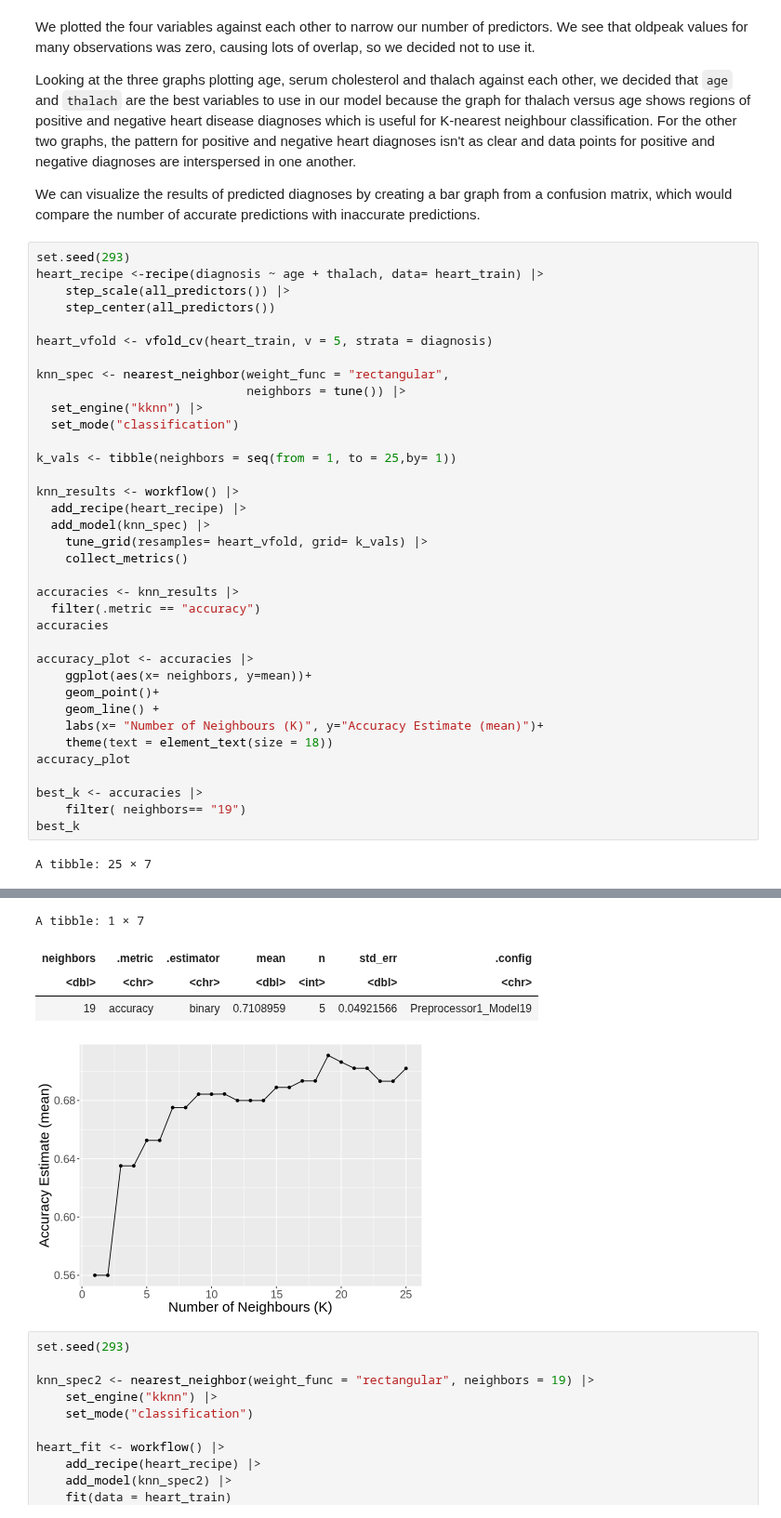
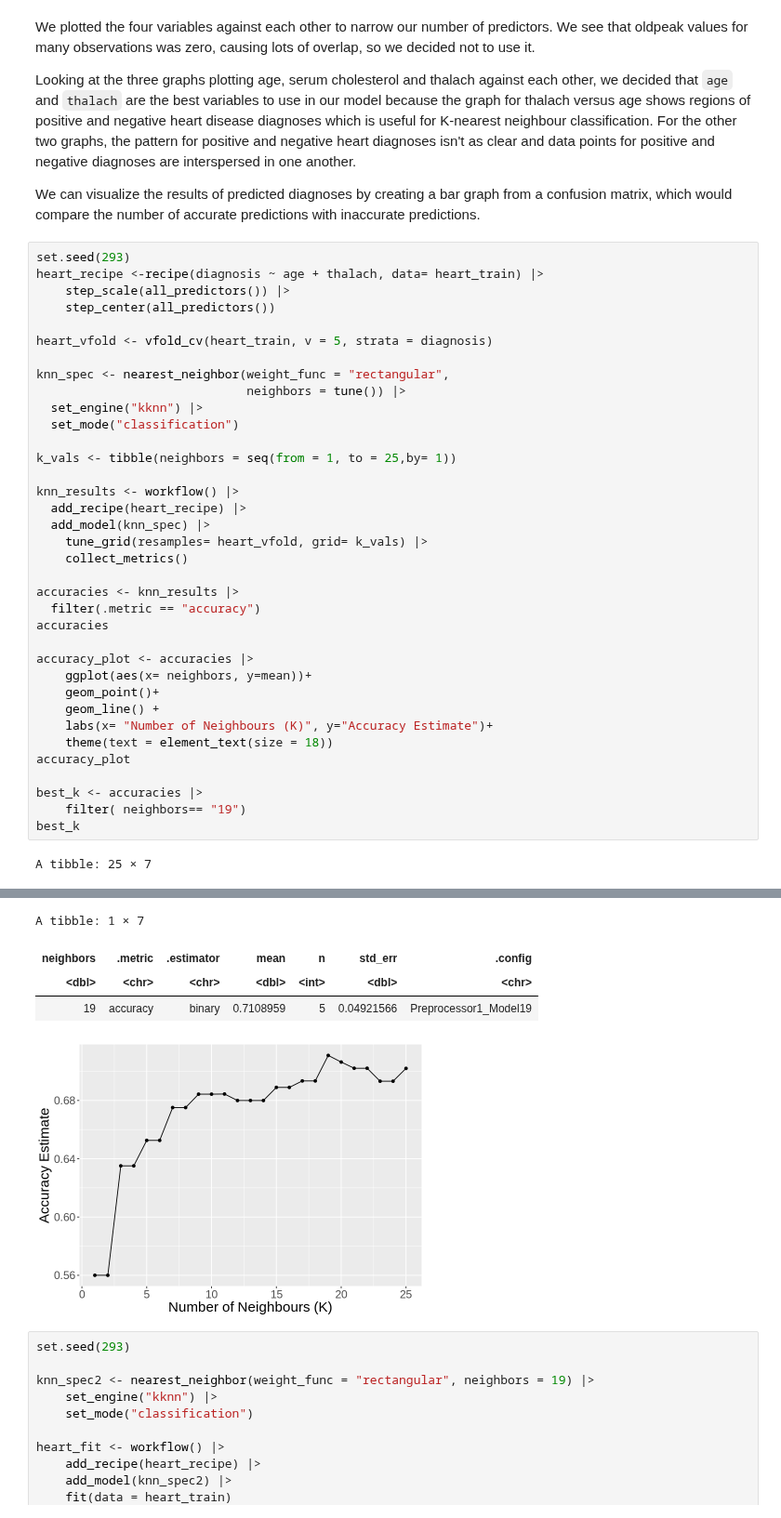
Before and after one commit to kaialami/dsci-007-group-45, a Jupyter notebook: Final-Project.ipynb, the cells around one changed output, grey strips where cells are left out. Shown at 93% size. Saved outputs shown, nothing was run; the diff lists cells and outputs as text.

Commit message:
graph axis title adjustment

```diff
--- a/Final-Project.ipynb
+++ b/Final-Project.ipynb
@@ -312,35 +312,35 @@ knn_results <- workflow() |>
 
 accuracies <- knn_results |>
   filter(.metric == "accuracy")
 accuracies
 
 accuracy_plot <- accuracies |>
     ggplot(aes(x= neighbors, y=mean))+
     geom_point()+
     geom_line() +
-    labs(x= "Number of Neighbours (K)", y="Accuracy Estimate (mean)")+
+    labs(x= "Number of Neighbours (K)", y="Accuracy Estimate")+
     theme(text = element_text(size = 18))
 accuracy_plot
 
 best_k <- accuracies |>
     filter( neighbors== "19")
 best_k
 # %% [output]
 A tibble: 25 × 7
 | neighbors | .metric | .estimator | mean | n | std_err | .config |
 | <dbl> | <chr> | <chr> | <dbl> | <int> | <dbl> | <chr> |
 | 1 | accuracy | binary | 0.5600220 | 5 | 0.02526279 | Preprocessor1_Model01 |
 | 2 | accuracy | binary | 0.5600220 | 5 | 0.02526279 | Preprocessor1_Model02 |
 | 3 | accuracy | binary | 0.6351076 | 5 | 0.03509645 | Preprocessor1_Model03 |
 | ⋮ | ⋮ | ⋮ | ⋮ | ⋮ | ⋮ | ⋮ |
 | 23 | accuracy | binary | 0.6932148 | 5 | 0.05113912 | Preprocessor1_Model23 |
 | 24 | accuracy | binary | 0.6932148 | 5 | 0.05113912 | Preprocessor1_Model24 |
 | 25 | accuracy | binary | 0.7020070 | 5 | 0.04900481 | Preprocessor1_Model25 |
 A tibble: 1 × 7
 | neighbors | .metric | .estimator | mean | n | std_err | .config |
 | <dbl> | <chr> | <chr> | <dbl> | <int> | <dbl> | <chr> |
 | 19 | accuracy | binary | 0.7108959 | 5 | 0.04921566 | Preprocessor1_Model19 |
-[figure, old version]
+[figure, new version]
 # %%
 set.seed(293)
 
```
